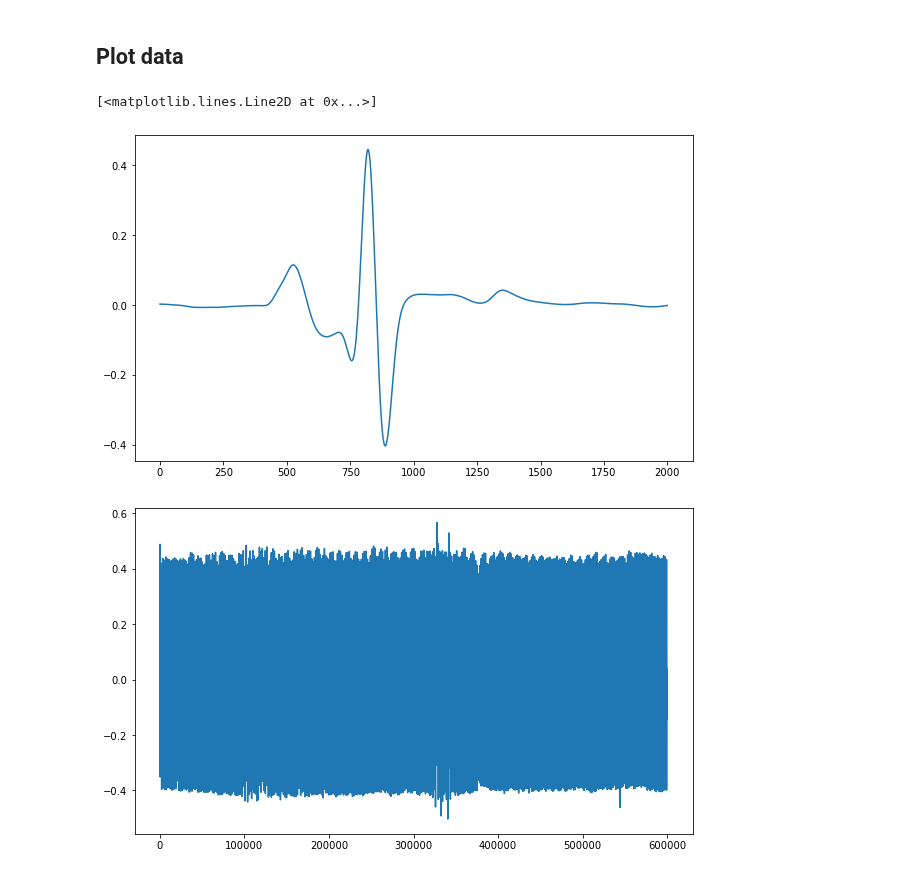
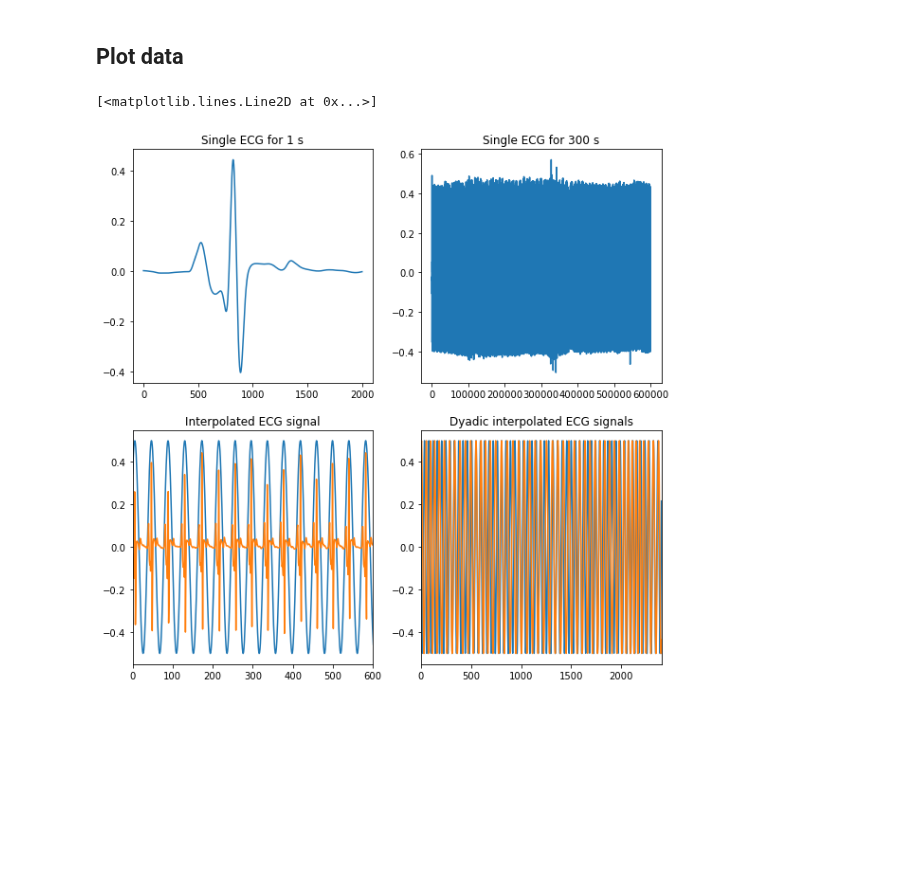
Before and after one commit to visserle/two-hearts, a Jupyter notebook: 01_preprocessing.ipynb, the cells around one changed output. Drawn from its saved outputs; the diff is of its cells as text; code cells hidden in the pictures; blank space fills up the shorter version.

```diff
--- a/01_preprocessing.ipynb
+++ b/01_preprocessing.ipynb
@@ -11,13 +11,13 @@ import scipy.signal as signal
 import seaborn as sns
 import matplotlib.pyplot as plt
 %matplotlib inline
-plt.rcParams['figure.figsize'] = [10, 6]  # Bigger images
 
 # Import functions
 from functions import cosine, rpeaks_cosine_interpolation
 
 # Import lists
-from lists import dyads, num_dyads, participants, num_participants
+from lists import dyads, num_dyads, \
+    participants,num_participants
 
 conditions = ["sit","gaze","gaze_swap"]
 # %% [markdown]
@@ -155,12 +155,24 @@ array([[ True,  True,  True, ...,  True,  True,  True],
 ## Plot data
 # %%
 # Show sample data
-plt.figure(1)
-plt.plot(ecg["sit"][0][0:sampling_rate])
+fig, axs = plt.subplots(2, 2, figsize=(10,10))
 
-plt.figure(2)
-plt.plot(ecg["gaze"][0])
+axs[0,0].set_title('Single ECG for 1 s')
+axs[0,0].plot(ecg["sit"][0][0:sampling_rate])
+axs[0,1].set_title('Single ECG for 300 s')
+axs[0,1].plot(ecg["gaze"][0])
+
+xlim1 = 0*sampling_rate/40
+xlim2 = 24*sampling_rate/40
+axs[1,0].set_title('Interpolated ECG signal')
+axs[1,0].set_xlim(xlim1, xlim2/2)
+axs[1,0].plot(data["sit"][0])
+axs[1,0].plot(ecg["sit"][0][2*sampling_rate::40])
+
+axs[1,1].set_title('Dyadic interpolated ECG signals')
+axs[1,1].set_xlim(xlim1, xlim2*2)
+axs[1,1].plot(data["gaze"][0])
+axs[1,1].plot(data["gaze"][1])
 # %% [output]
 [<matplotlib.lines.Line2D at 0x...>]
-[figure, old version]
+[figure, new version]
-[figure, removed]
```
Also changed, not shown: parts of 2 cells of this notebook, 5 other files.
